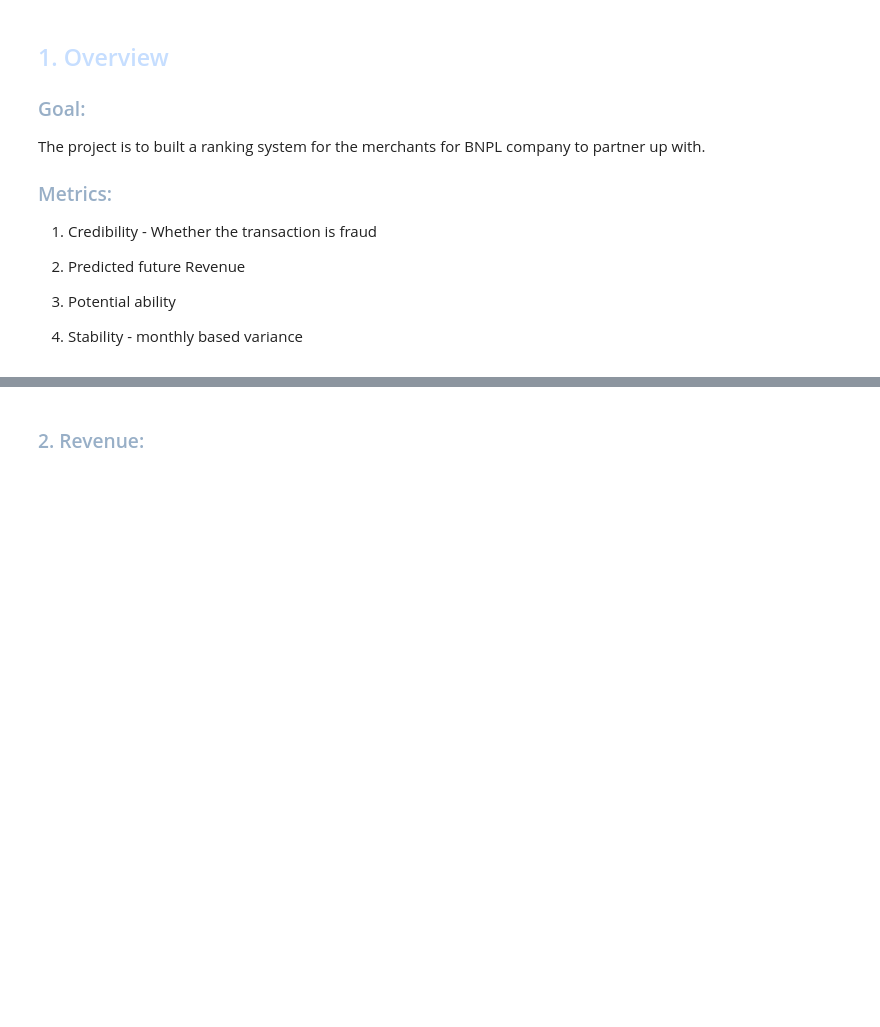
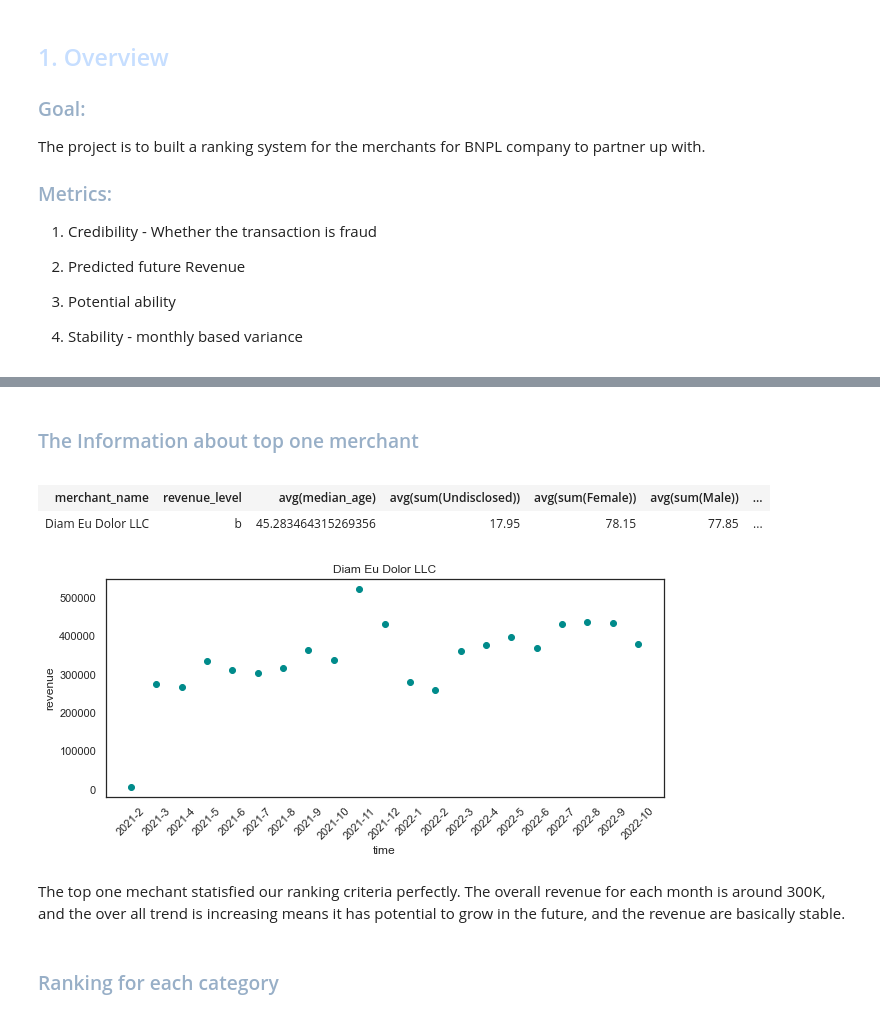
Before and after one commit to MAST30034-Applied-Data-Science/generic-buy-now-pay-later-project-group-27, a Jupyter notebook: notebooks/summary.ipynb, the cells around one changed output, grey strips where cells are left out. Saved outputs shown, nothing was run; the diff lists cells and outputs as text; code cells hidden in the pictures; blank space fills up the shorter version.

```diff
--- a/notebooks/summary.ipynb
+++ b/notebooks/summary.ipynb
@@ -84,2 +280,35 @@ The above two features were used to train a 3-mean clustering model. The result
+# %% [markdown]
+<font color='#98AFC7'><h3>The Information about top one merchant</h3></font>
+# %%
+top = rank.first()["merchant_name"]
+df_old = spark.read.parquet('../data/curated/merchant_consumer_abs')
+df_info = spark.read.parquet('../data/meta/merchant_metadata.parquet')
+df_predict = spark.read.parquet("../data/curated/predictions.parquet")
+df_info.filter(col("merchant_name") == top)
+# %% [output]
+| merchant_name | revenue_level | avg(median_age) | avg(sum(Undisclosed)) | avg(sum(Female)) | avg(sum(Male)) | ... |
+| Diam Eu Dolor LLC | b | 45.283464315269356 | 17.95 | 78.15 | 77.85 | ... |
+# %%
+import numpy as np
+
+revenue_monthly = df_old[df_old["merchant_name"] == top].groupBy(["merchant_name", "order_year", "order_month"]).agg(sum("dollar_value").alias("total_dollar_value"))
+revenue_monthly = revenue_monthly.toPandas()
+revenue_monthly = revenue_monthly.sort_values(["order_year", "order_month"])
+revenue_monthly["period"] = revenue_monthly["order_year"].astype(str) + "-" + revenue_monthly["order_month"].astype(str)
+
+x1 = revenue_monthly['period']
+y1 = revenue_monthly['total_dollar_value']
+
+plt.figure(figsize=(10,4))
+plt.scatter(x1, y1, color="darkcyan")
+plt.xticks(rotation=45)
+plt.title(top)
+plt.xlabel("time")
+plt.ylabel("revenue")
+plt.show()
+# %% [output]
+[figure, added]
+# %% [markdown]
+The top one mechant statisfied our ranking criteria perfectly. The overall revenue for each month is around 300K, and the over all trend is increasing means it has potential to grow in the future, and the revenue are basically stable.
 # %% [markdown]
-<font color='#98AFC7'><h3>2. Revenue: </h3></font>
+<font color='#98AFC7'><h3>Ranking for each category</h3></font>
```
Also changed, not shown: parts of 25 cells of this notebook, 9 other files.
